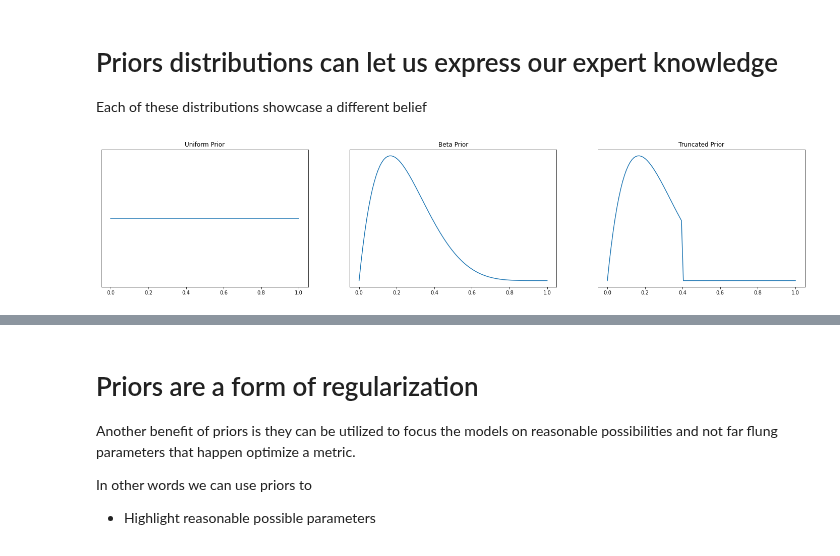
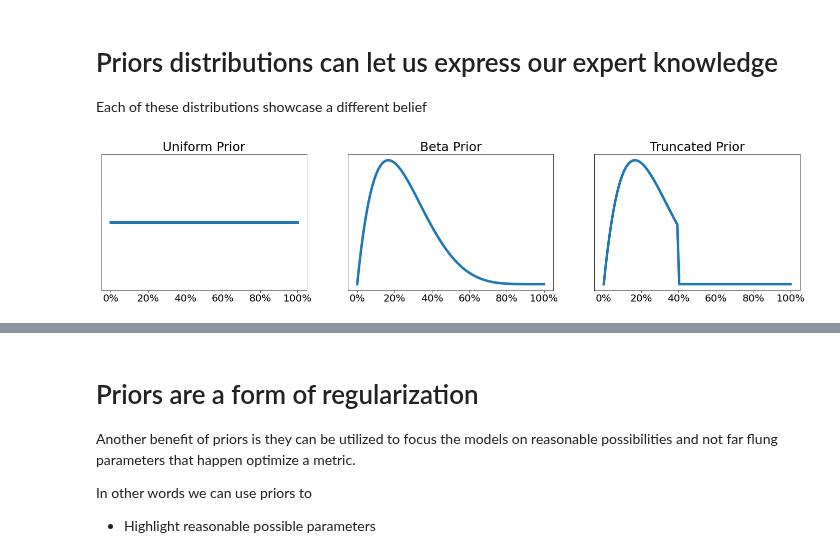
Before and after one commit to AlexAndorra/notebooks-experiments, a Jupyter notebook: 4_Bayes_Rule/Bayes_Rule_All.ipynb, the cells around one changed output, grey strips where cells are left out. Cells and saved outputs as stored; diff of their text form; code cells hidden in the pictures.

```diff
--- a/4_Bayes_Rule/Bayes_Rule_All.ipynb
+++ b/4_Bayes_Rule/Bayes_Rule_All.ipynb
@@ -33,5 +65,0 @@ from scipy import stats
-# %%
-%matplotlib inline
-az.style.use("arviz-darkgrid")
-RANDOM_SEED = 8265
-np.random.seed(RANDOM_SEED)
@@ -161,31 +81,35 @@ Before running the experiment what do we believe the conversion ratio could be?
 # Priors distributions can let us express our expert knowledge
 Each of these distributions showcase a different belief
 # %%
+import matplotlib.ticker as mtick
+
 def priors(labels):
     fig, axes = plt.subplots(1, 3, figsize=(25,5))
 
     x = np.linspace(0,1,100)
 
     unif = stats.uniform(0,1)
-    axes[0].plot(x, unif.pdf(x))
-    axes[0].set_title(labels[0])
+    axes[0].plot(x, unif.pdf(x), lw=5)
+    axes[0].set_title(labels[0], fontsize=25)
 
     beta = stats.beta(2,6)
-    axes[1].plot(x, beta.pdf(x))
-    axes[1].set_title(labels[1])
+    axes[1].plot(x, beta.pdf(x), lw=5)
+    axes[1].set_title(labels[1], fontsize=25)
 
 
     truncated = stats.beta(4,12)
     pdf = beta.pdf(x)
     pdf[x>.4] = 0
-    axes[2].plot(x, pdf)
-    axes[2].set_title(labels[2])
+    axes[2].plot(x, pdf, lw=5)
+    axes[2].set_title(labels[2], fontsize=25)
 
     for ax in axes:
         ax.set_yticks([])
+        ax.xaxis.set_major_formatter(mtick.PercentFormatter(1.0))
+        ax.tick_params(axis="x", labelsize=20)
     return
 
 labels = ["Uniform Prior", "Beta Prior", "Truncated Prior"]
 priors(labels)
 # %% [output]
-[figure, old version]
+[figure, new version]
```
Also changed, not shown: parts of 90 cells of this notebook.
